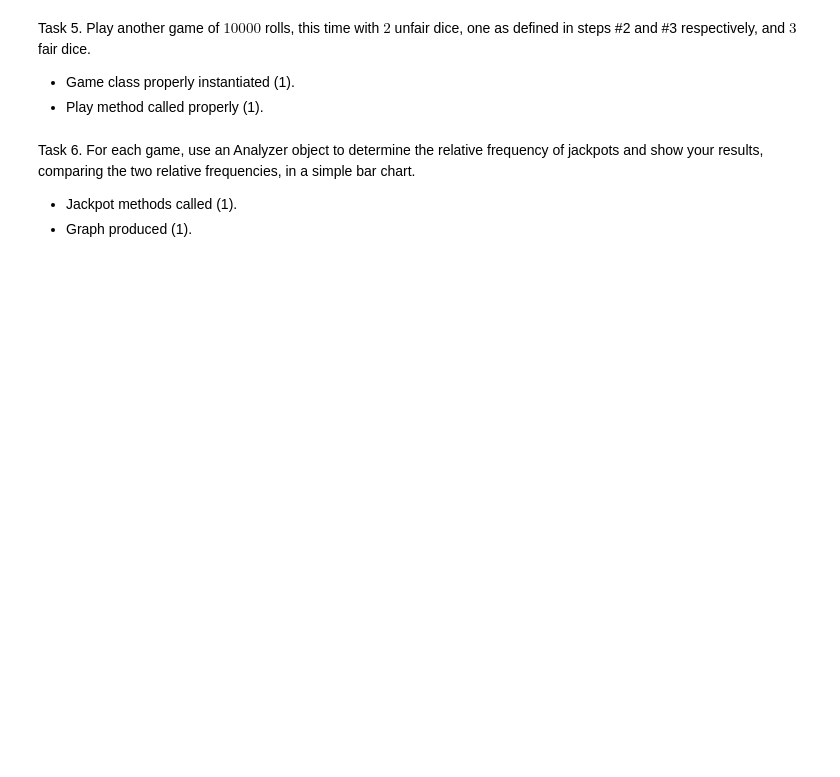
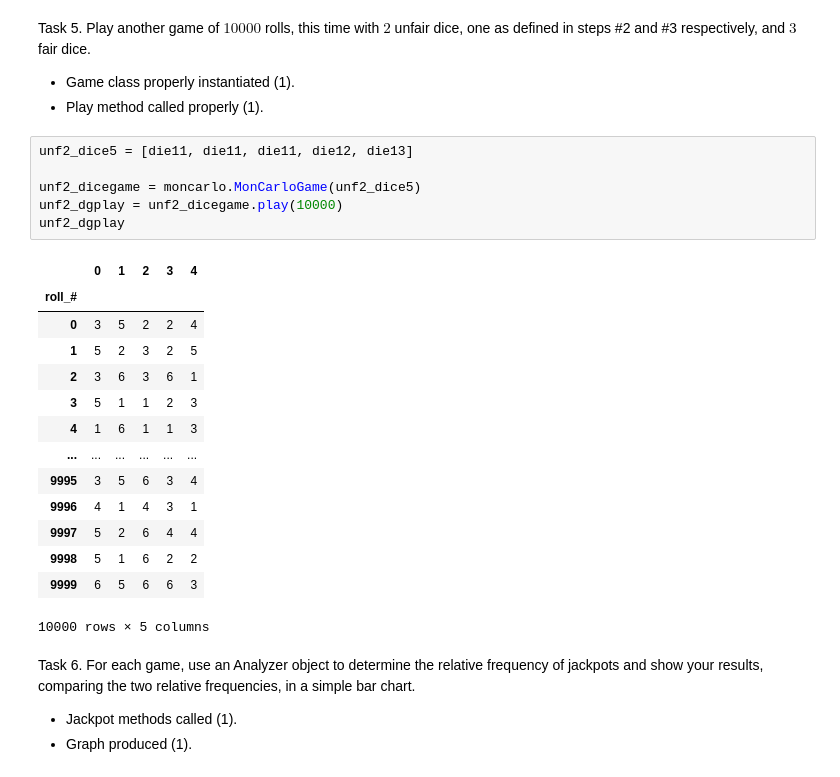
Before and after one commit to virginia-vrb9e/MONCARLO, a Jupyter notebook: moncarlo/DS51200_new_FinalProjectTemplate.ipynb, the cells around one changed output. Saved outputs shown, nothing was run; the diff lists cells and outputs as text; blank space fills up the shorter version.

```diff
--- a/moncarlo/DS51200_new_FinalProjectTemplate.ipynb
+++ b/moncarlo/DS51200_new_FinalProjectTemplate.ipynb
@@ -314,6 +405,27 @@ Task 5. Play another game of $10000$ rolls, this time with $2$ unfair dice, one
 
 - Game class properly instantiated (1).
 - Play method called properly (1).
+# %%
+unf2_dice5 = [die11, die11, die11, die12, die13]
+
+unf2_dicegame = moncarlo.MonCarloGame(unf2_dice5)
+unf2_dgplay = unf2_dicegame.play(10000)
+unf2_dgplay
+# %% [output]
+|  | 0 | 1 | 2 | 3 | 4 |
+| roll_# |  |  |  |  |  |
+| 0 | 3 | 5 | 2 | 2 | 4 |
+| 1 | 5 | 2 | 3 | 2 | 5 |
+| 2 | 3 | 6 | 3 | 6 | 1 |
+| 3 | 5 | 1 | 1 | 2 | 3 |
+| 4 | 1 | 6 | 1 | 1 | 3 |
+| ... | ... | ... | ... | ... | ... |
+| 9995 | 3 | 5 | 6 | 3 | 4 |
+| 9996 | 4 | 1 | 4 | 3 | 1 |
+| 9997 | 5 | 2 | 6 | 4 | 4 |
+| 9998 | 5 | 1 | 6 | 2 | 2 |
+| 9999 | 6 | 5 | 6 | 6 | 3 |
+10000 rows × 5 columns
 # %% [markdown]
 Task 6. For each game, use an Analyzer object to determine the relative frequency of jackpots and show your results, comparing the two relative frequencies, in a simple bar chart.
 
```
Also changed, not shown: parts of 7 cells of this notebook, 4 other files.
